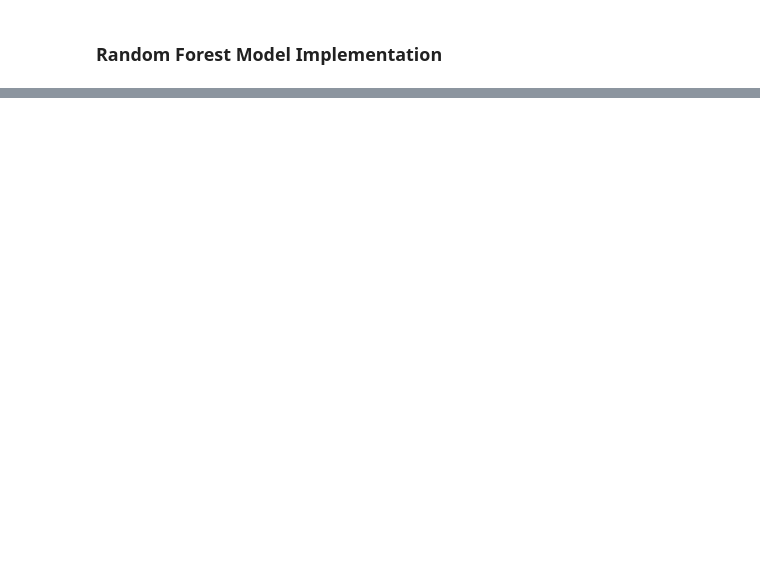
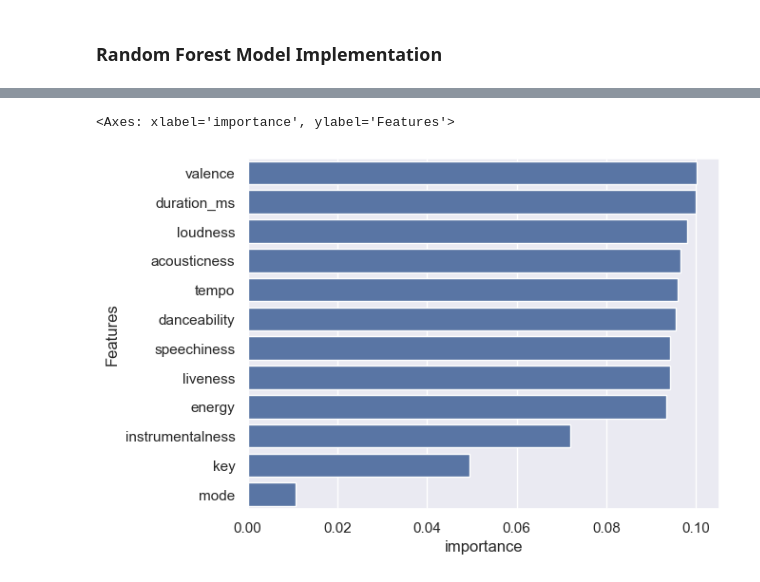
Before and after one commit to xunchiasg/ML-models, a Jupyter notebook: spotify_ml.ipynb, the cells around one changed output, grey strips where cells are left out. Saved outputs shown, nothing was run; the diff lists cells and outputs as text; code cells hidden in the pictures; blank space fills up the shorter version.

```diff
--- a/spotify_ml.ipynb
+++ b/spotify_ml.ipynb
@@ -616,0 +689,3 @@ No significant drop in accuracy observed after 5-fold validation. Hence the fina
+# %%
+# Get the best parameters from the Grid Search
+rf_tree_cv.set_params(criterion = 'gini', max_depth = 7 , max_features = 'sqrt', min_samples_leaf = 2, min_samples_split = 5, n_estimators = 200)
@@ -616,0 +695,3 @@ No significant drop in accuracy observed after 5-fold validation. Hence the fina
+# %%
+# Fit the training data to the model (with tuned parameters)
+rf_tree_cv.fit(X_train,y_train)
@@ -616,0 +734,10 @@ No significant drop in accuracy observed after 5-fold validation. Hence the fina
+# %%
+# Model Building
+start = time.time()
+xgb = XGBClassifier(learning_rate =0.1,n_estimators=1000,max_depth=5,min_child_weight=1,gamma=0,subsample=0.8,colsample_bytree=0.8,
+ objective= 'binary:logistic',nthread=4,scale_pos_weight=1,seed=27)
+#xgb= XGBClassifier(nthread=11,objective= 'binary:logistic')
+xgb.fit(X_train,y_train)
+y_pred_xgb=xgb.predict(X_test)
+end = time.time()
+print('Time taken in algo run: {0: .2f}'.format(end - start))
@@ -616,0 +834,15 @@ No significant drop in accuracy observed after 5-fold validation. Hence the fina
+# %%
+# Initialize and train the model with the GridsearchCV parameters (Per above)
+
+CV_xgboost_model = XGBClassifier(
+    colsample_bytree=0.9,
+    gamma=0.1,
+    learning_rate=0.1,
+    max_depth=7,
+    min_child_weight=1,
+    n_estimators=200,
+    subsample=0.8,
+)
+
+# Train the model on the training data
+CV_xgboost_model.fit(X_train, y_train)
@@ -616,0 +933,12 @@ No significant drop in accuracy observed after 5-fold validation. Hence the fina
+# %%
+# Feature Importance
+
+feat_imp={'Columns':X_train.columns.values,'Coefficients':rf_model.feature_importances_}
+feat_imp=pd.DataFrame()
+feat_imp['Features']=X_train.columns.values
+feat_imp['importance']=rf_model.feature_importances_
+feat_imp=feat_imp.sort_values(by='importance', ascending=False)
+sns.barplot(y="Features", x="importance", data=feat_imp)
+# %% [output]
+<Axes: xlabel='importance', ylabel='Features'>
+[figure, added]
```
Also changed, not shown: parts of 33 cells of this notebook.
